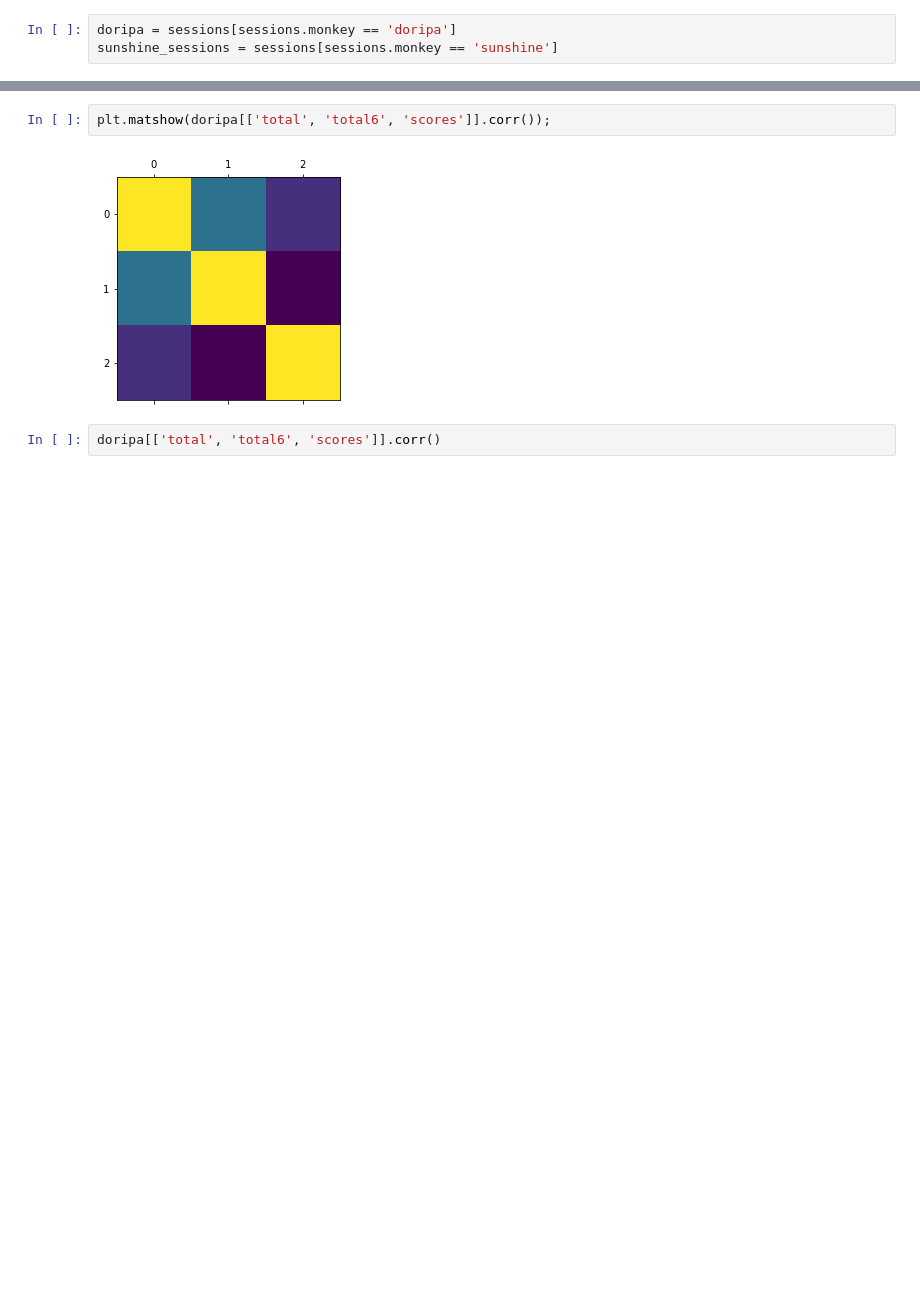
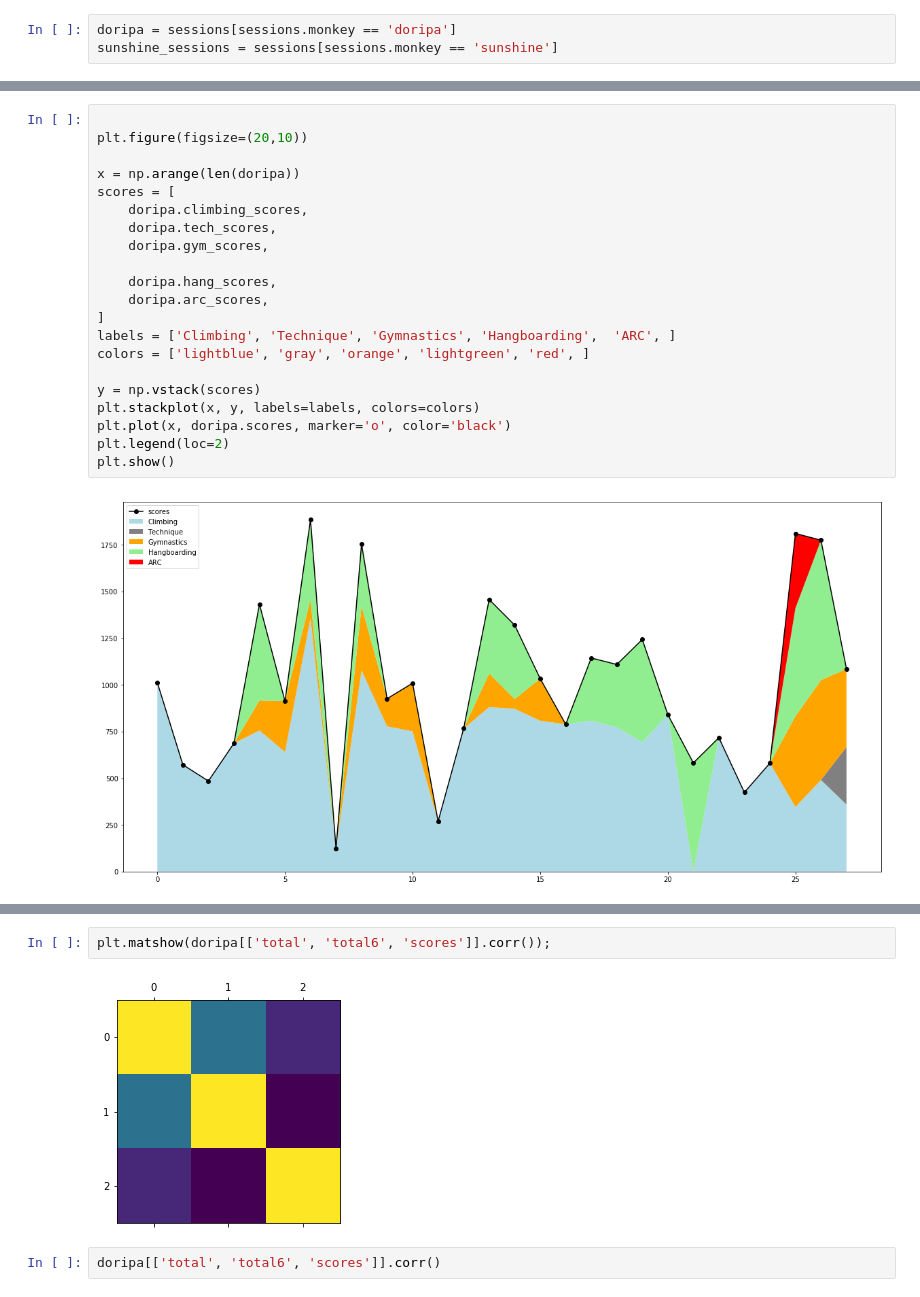
Before and after one commit to gardiac2002/monkies, a Jupyter notebook: Sessions Analysis.ipynb, the cells around one changed output, grey strips where cells are left out. Saved outputs shown, nothing was run; the diff lists cells and outputs as text; blank space fills up the shorter version.

```diff
--- a/Sessions Analysis.ipynb
+++ b/Sessions Analysis.ipynb
@@ -154,0 +187,23 @@ plt.show()
+# %%
+
+plt.figure(figsize=(20,10))
+
+x = np.arange(len(doripa))
+scores = [
+    doripa.climbing_scores,
+    doripa.tech_scores,
+    doripa.gym_scores,
+
+    doripa.hang_scores,
+    doripa.arc_scores,
+]
+labels = ['Climbing', 'Technique', 'Gymnastics', 'Hangboarding',  'ARC', ]
+colors = ['lightblue', 'gray', 'orange', 'lightgreen', 'red', ]
+
+y = np.vstack(scores)
+plt.stackplot(x, y, labels=labels, colors=colors)
+plt.plot(x, doripa.scores, marker='o', color='black')
+plt.legend(loc=2)
+plt.show()
+# %% [output]
+[figure, added]
```
Also changed, not shown: parts of 22 cells of this notebook, 2 other files.
